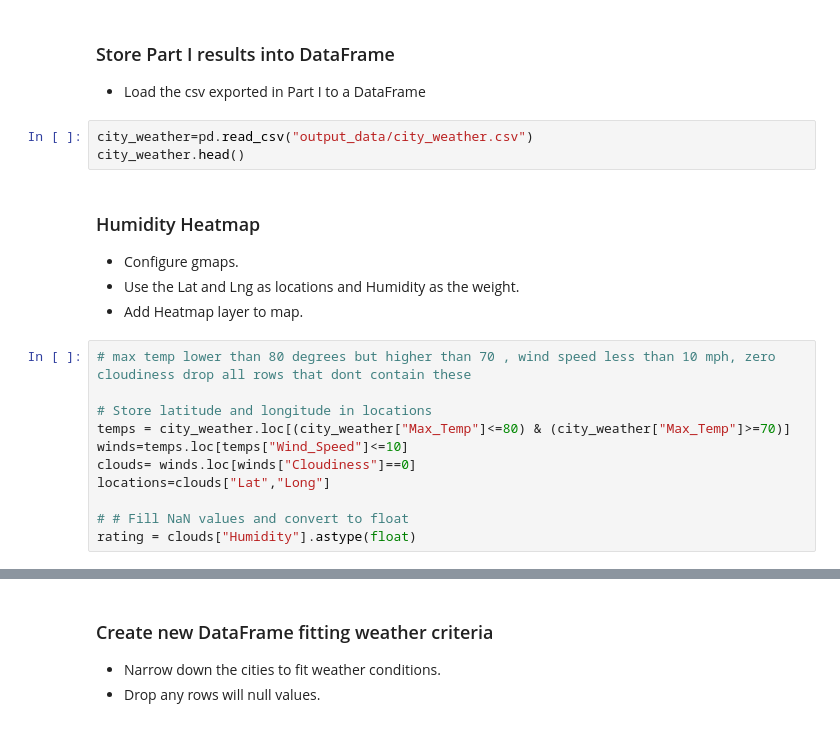
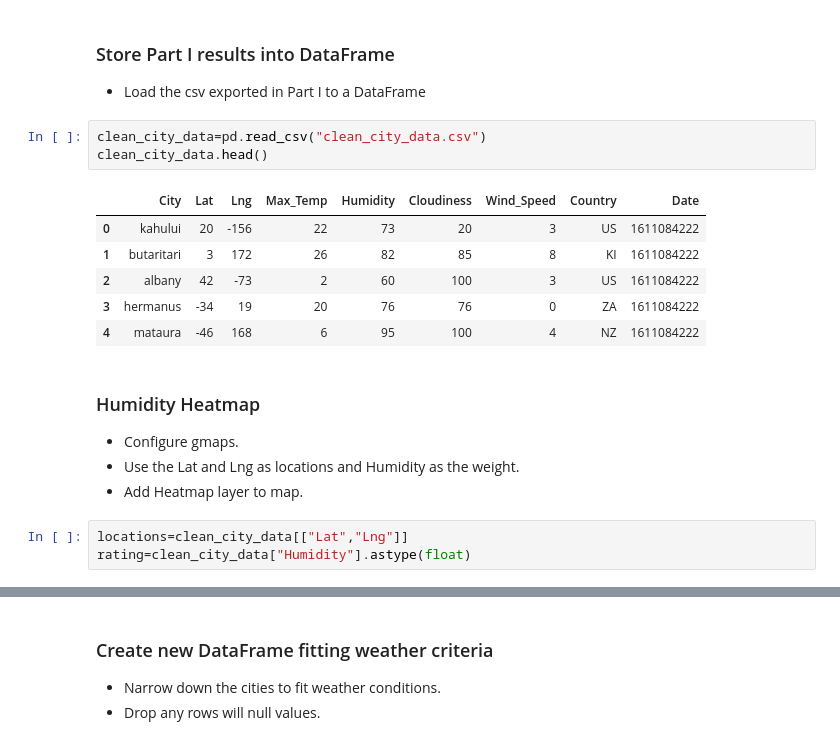
Before and after one commit to cjbeimfohr13/Python-Api-Challenge, a Jupyter notebook: WeatherPy/VacationPy.ipynb, the cells around one changed output, grey strips where cells are left out. Saved outputs shown, nothing was run; the diff lists cells and outputs as text.

```diff
--- a/WeatherPy/VacationPy.ipynb
+++ b/WeatherPy/VacationPy.ipynb
@@ -22,24 +22,23 @@ from api_keys import g_key
 ### Store Part I results into DataFrame
 * Load the csv exported in Part I to a DataFrame
 # %%
-city_weather=pd.read_csv("output_data/city_weather.csv")
-city_weather.head()
+clean_city_data=pd.read_csv("clean_city_data.csv")
+clean_city_data.head()
+# %% [output]
+|  | City | Lat | Lng | Max_Temp | Humidity | Cloudiness | Wind_Speed | Country | Date |
+| 0 | kahului | 20 | -156 | 22 | 73 | 20 | 3 | US | 1611084222 |
+| 1 | butaritari | 3 | 172 | 26 | 82 | 85 | 8 | KI | 1611084222 |
+| 2 | albany | 42 | -73 | 2 | 60 | 100 | 3 | US | 1611084222 |
+| 3 | hermanus | -34 | 19 | 20 | 76 | 76 | 0 | ZA | 1611084222 |
+| 4 | mataura | -46 | 168 | 6 | 95 | 100 | 4 | NZ | 1611084222 |
 # %% [markdown]
 ### Humidity Heatmap
 * Configure gmaps.
 * Use the Lat and Lng as locations and Humidity as the weight.
 * Add Heatmap layer to map.
-# %%
-# max temp lower than 80 degrees but higher than 70 , wind speed less than 10 mph, zero cloudiness drop all rows that dont contain these
-
-# Store latitude and longitude in locations
-temps = city_weather.loc[(city_weather["Max_Temp"]<=80) & (city_weather["Max_Temp"]>=70)]
-winds=temps.loc[temps["Wind_Speed"]<=10]
-clouds= winds.loc[winds["Cloudiness"]==0]
-locations=clouds["Lat","Long"]
-
-# # Fill NaN values and convert to float
-rating = clouds["Humidity"].astype(float)
+# %%
+locations=clean_city_data[["Lat","Lng"]]
+rating=clean_city_data["Humidity"].astype(float)
 # %%
 # Plot Heatmap
 fig = gmaps.figure()
```
Also changed, not shown: parts of 5 cells of this notebook.
